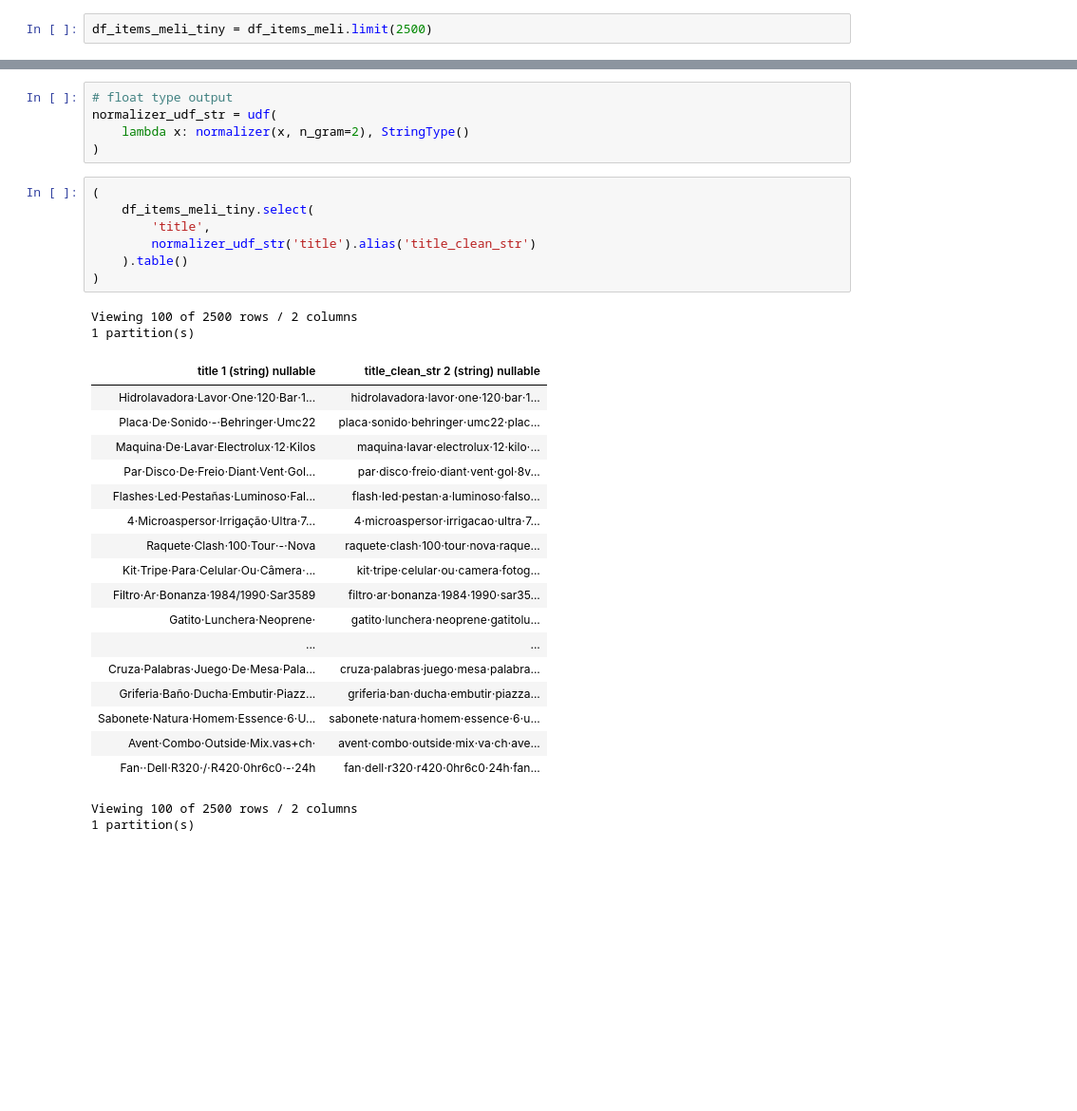
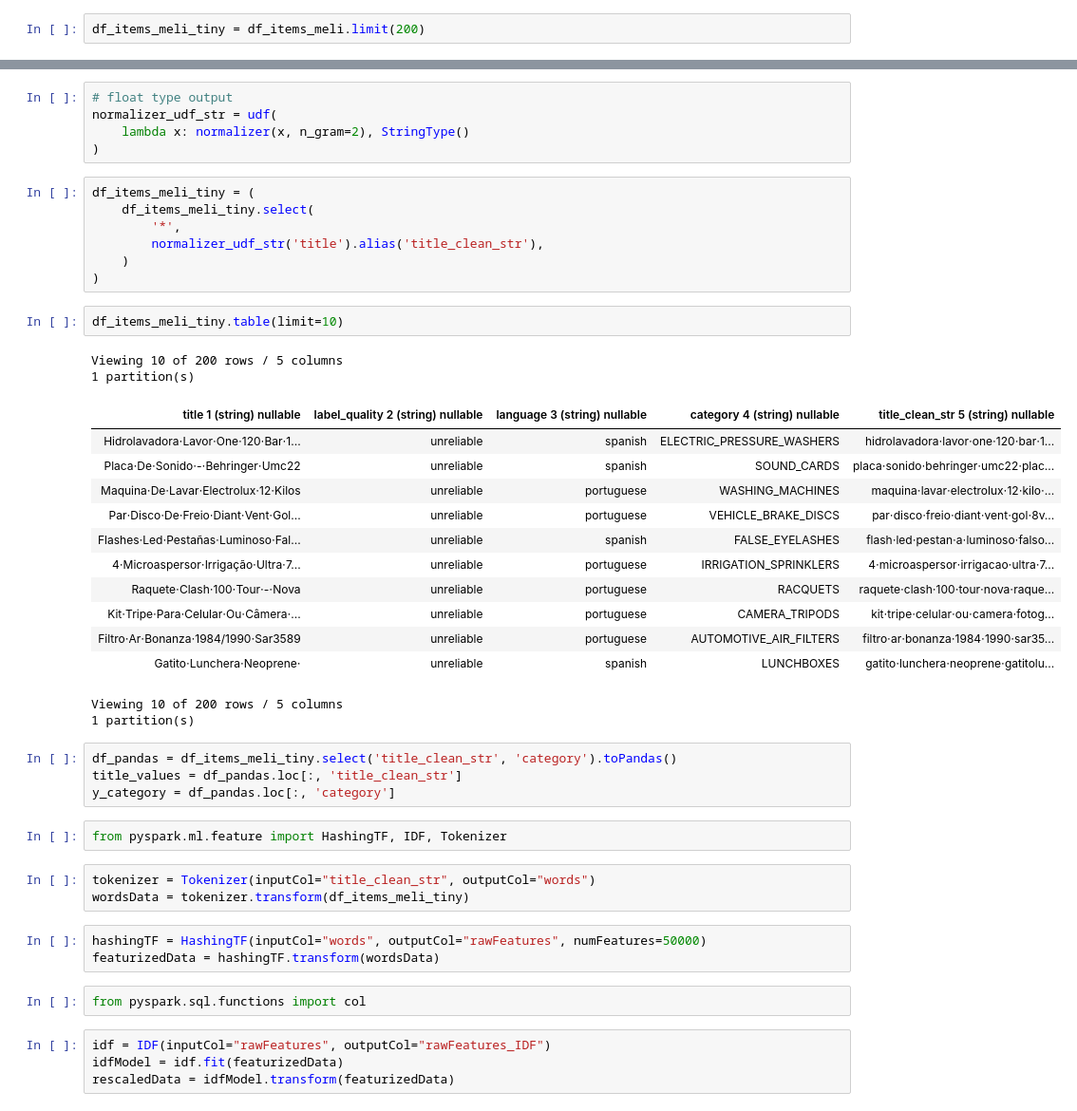
Before and after one commit to ariosramirez/Meetup-pyspark-Optimus, a Jupyter notebook: notebooks/03_ETL.ipynb, the cells around one changed output, grey strips where cells are left out. Shown at 95% size. Drawn from its saved outputs; the diff is of its cells as text; blank space fills up the shorter version.

```diff
--- a/notebooks/03_ETL.ipynb
+++ b/notebooks/03_ETL.ipynb
@@ -42,5 +68,5 @@ wordnet_lemmatizer = WordNetLemmatizer()
 # %%
-df_items_meli_tiny = df_items_meli.limit(2500)
+df_items_meli_tiny = df_items_meli.limit(200)
 # %%
 def normalizer(title, n_gram):
     #filter
@@ -73,31 +99,45 @@ normalizer_udf_str = udf(
     lambda x: normalizer(x, n_gram=2), StringType()
 )
 # %%
-(
+df_items_meli_tiny = (
     df_items_meli_tiny.select(
-        'title',
-        normalizer_udf_str('title').alias('title_clean_str')
-    ).table()
+        '*',
+        normalizer_udf_str('title').alias('title_clean_str'),
+    )
 )
-# %% [output]
-Viewing 100 of 2500 rows / 2 columns
-1 partition(s)
-| title 1 (string) nullable | title_clean_str 2 (string) nullable |
-| Hidrolavadora⋅Lavor⋅One⋅120⋅Bar⋅1... | hidrolavadora⋅lavor⋅one⋅120⋅bar⋅1... |
-| Placa⋅De⋅Sonido⋅-⋅Behringer⋅Umc22 | placa⋅sonido⋅behringer⋅umc22⋅plac... |
-| Maquina⋅De⋅Lavar⋅Electrolux⋅12⋅Kilos | maquina⋅lavar⋅electrolux⋅12⋅kilo⋅... |
-| Par⋅Disco⋅De⋅Freio⋅Diant⋅Vent⋅Gol... | par⋅disco⋅freio⋅diant⋅vent⋅gol⋅8v... |
-| Flashes⋅Led⋅Pestañas⋅Luminoso⋅Fal... | flash⋅led⋅pestan⋅a⋅luminoso⋅falso... |
-| 4⋅Microaspersor⋅Irrigação⋅Ultra⋅7... | 4⋅microaspersor⋅irrigacao⋅ultra⋅7... |
-| Raquete⋅Clash⋅100⋅Tour⋅-⋅Nova | raquete⋅clash⋅100⋅tour⋅nova⋅raque... |
-| Kit⋅Tripe⋅Para⋅Celular⋅Ou⋅Câmera⋅... | kit⋅tripe⋅celular⋅ou⋅camera⋅fotog... |
-| Filtro⋅Ar⋅Bonanza⋅1984/1990⋅Sar3589 | filtro⋅ar⋅bonanza⋅1984⋅1990⋅sar35... |
-| Gatito⋅Lunchera⋅Neoprene⋅ | gatito⋅lunchera⋅neoprene⋅gatitolu... |
-| ... | ... |
-| Cruza⋅Palabras⋅Juego⋅De⋅Mesa⋅Pala... | cruza⋅palabras⋅juego⋅mesa⋅palabra... |
-| Griferia⋅Baño⋅Ducha⋅Embutir⋅Piazz... | griferia⋅ban⋅ducha⋅embutir⋅piazza... |
-| Sabonete⋅Natura⋅Homem⋅Essence⋅6⋅U... | sabonete⋅natura⋅homem⋅essence⋅6⋅u... |
-| Avent⋅Combo⋅Outside⋅Mix.vas+ch⋅ | avent⋅combo⋅outside⋅mix⋅va⋅ch⋅ave... |
-| Fan⋅⋅Dell⋅R320⋅/⋅R420⋅0hr6c0⋅-⋅24h | fan⋅dell⋅r320⋅r420⋅0hr6c0⋅24h⋅fan... |
-Viewing 100 of 2500 rows / 2 columns
-1 partition(s)
+# %%
+df_items_meli_tiny.table(limit=10)
+# %% [output]
+Viewing 10 of 200 rows / 5 columns
+1 partition(s)
+| title 1 (string) nullable | label_quality 2 (string) nullable | language 3 (string) nullable | category 4 (string) nullable | title_clean_str 5 (string) nullable |
+| Hidrolavadora⋅Lavor⋅One⋅120⋅Bar⋅1... | unreliable | spanish | ELECTRIC_PRESSURE_WASHERS | hidrolavadora⋅lavor⋅one⋅120⋅bar⋅1... |
+| Placa⋅De⋅Sonido⋅-⋅Behringer⋅Umc22 | unreliable | spanish | SOUND_CARDS | placa⋅sonido⋅behringer⋅umc22⋅plac... |
+| Maquina⋅De⋅Lavar⋅Electrolux⋅12⋅Kilos | unreliable | portuguese | WASHING_MACHINES | maquina⋅lavar⋅electrolux⋅12⋅kilo⋅... |
+| Par⋅Disco⋅De⋅Freio⋅Diant⋅Vent⋅Gol... | unreliable | portuguese | VEHICLE_BRAKE_DISCS | par⋅disco⋅freio⋅diant⋅vent⋅gol⋅8v... |
+| Flashes⋅Led⋅Pestañas⋅Luminoso⋅Fal... | unreliable | spanish | FALSE_EYELASHES | flash⋅led⋅pestan⋅a⋅luminoso⋅falso... |
+| 4⋅Microaspersor⋅Irrigação⋅Ultra⋅7... | unreliable | portuguese | IRRIGATION_SPRINKLERS | 4⋅microaspersor⋅irrigacao⋅ultra⋅7... |
+| Raquete⋅Clash⋅100⋅Tour⋅-⋅Nova | unreliable | portuguese | RACQUETS | raquete⋅clash⋅100⋅tour⋅nova⋅raque... |
+| Kit⋅Tripe⋅Para⋅Celular⋅Ou⋅Câmera⋅... | unreliable | portuguese | CAMERA_TRIPODS | kit⋅tripe⋅celular⋅ou⋅camera⋅fotog... |
+| Filtro⋅Ar⋅Bonanza⋅1984/1990⋅Sar3589 | unreliable | portuguese | AUTOMOTIVE_AIR_FILTERS | filtro⋅ar⋅bonanza⋅1984⋅1990⋅sar35... |
+| Gatito⋅Lunchera⋅Neoprene⋅ | unreliable | spanish | LUNCHBOXES | gatito⋅lunchera⋅neoprene⋅gatitolu... |
+Viewing 10 of 200 rows / 5 columns
+1 partition(s)
+# %%
+df_pandas = df_items_meli_tiny.select('title_clean_str', 'category').toPandas()
+title_values = df_pandas.loc[:, 'title_clean_str']
+y_category = df_pandas.loc[:, 'category']
+# %%
+from pyspark.ml.feature import HashingTF, IDF, Tokenizer
+# %%
+tokenizer = Tokenizer(inputCol="title_clean_str", outputCol="words")
+wordsData = tokenizer.transform(df_items_meli_tiny)
+# %%
+hashingTF = HashingTF(inputCol="words", outputCol="rawFeatures", numFeatures=50000)
+featurizedData = hashingTF.transform(wordsData)
+# %%
+from pyspark.sql.functions import col
+# %%
+idf = IDF(inputCol="rawFeatures", outputCol="rawFeatures_IDF")
+idfModel = idf.fit(featurizedData)
+rescaledData = idfModel.transform(featurizedData)
```
Also changed, not shown: parts of 14 cells of this notebook.
